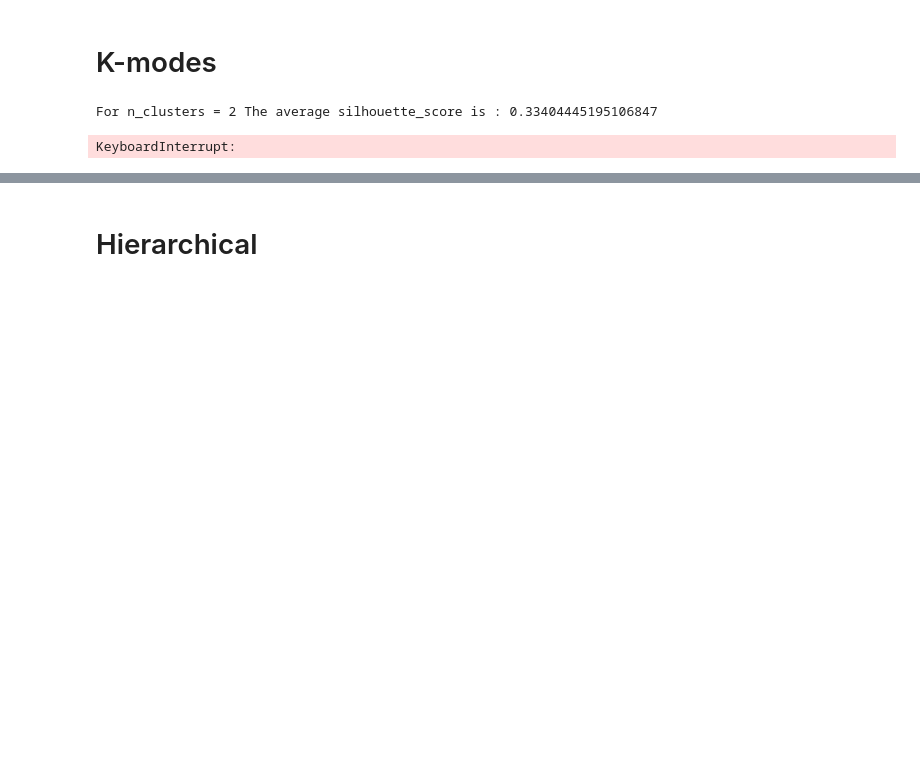
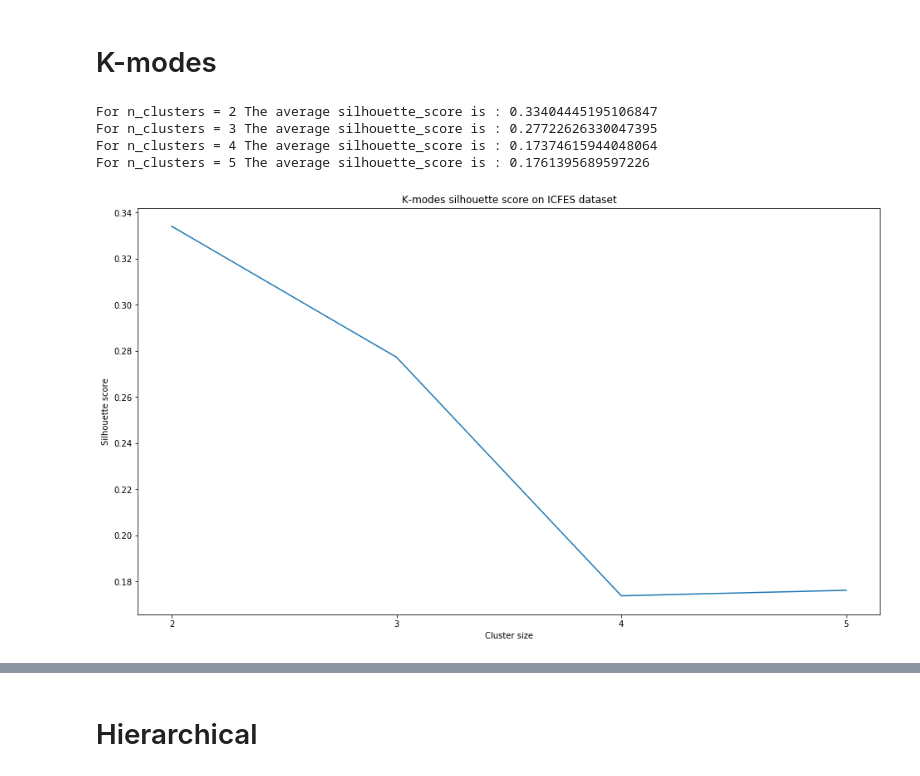
Before and after one commit to ingJSNA/dataMining2018, a Jupyter notebook: ICFES 4 Clustering.ipynb, the cells around one changed output, grey strips where cells are left out. Cells and saved outputs as stored; diff of their text form; code cells hidden in the pictures; blank space fills up the shorter version.

Commit message:
Run all clustering algorithms

```diff
--- a/ICFES 4 Clustering.ipynb
+++ b/ICFES 4 Clustering.ipynb
@@ -104,35 +104,39 @@ def plot_silhouette_score(X, range_n_clusters, attribute_names):
     silhouette_avg = []
     clusterers = []
 
     for n_clusters in range_n_clusters:
 
         # Initialize the clusterer with n_clusters value.
-        clusterer =  KModes(n_clusters=n_clusters, init='Cao')
+        clusterer =  KModes(n_clusters=n_clusters, init='Cao', n_init=5)
         cluster_labels = clusterer.fit_predict(X)
         clusterers.append(clusterer)
 
         # The silhouette_score gives the average value for all the samples.
         # This gives a perspective into the density and separation of the formed clusters
         current_silhouette_avg = metrics.silhouette_score(X, cluster_labels, metric='hamming', n_jobs=-1)
         print("For n_clusters =", n_clusters, "The average silhouette_score is :", current_silhouette_avg)
         silhouette_avg.append(current_silhouette_avg)
 
     fig, ax1 = plt.subplots(1, 1, figsize=(16, 9))
     ax1.plot(range_n_clusters, silhouette_avg)
+    ax1.set_xticks(range_n_clusters)
     ax1.set_title("K-modes silhouette score on ICFES dataset")
     ax1.set_xlabel("Cluster size")
     ax1.set_ylabel("Silhouette score")
 
     plt.show()
 
     return clusterers, silhouette_avg
 
 range_n_clusters = range(2, 6)
 
 clusterers, silhouette_avg = plot_silhouette_score(X, range_n_clusters, dummies.columns)
 # %% [output]
 For n_clusters = 2 The average silhouette_score is : 0.33404445195106847
+For n_clusters = 3 The average silhouette_score is : 0.27722626330047395
+For n_clusters = 4 The average silhouette_score is : 0.17374615944048064
+For n_clusters = 5 The average silhouette_score is : 0.1761395689597226
-KeyboardInterrupt:
+[figure, added]
 # %%
 def plot_silhouette(X, clusterer, attribute_names, metric='hamming'):
 
```
Also changed, not shown: parts of 4 cells of this notebook, 1 other file.
